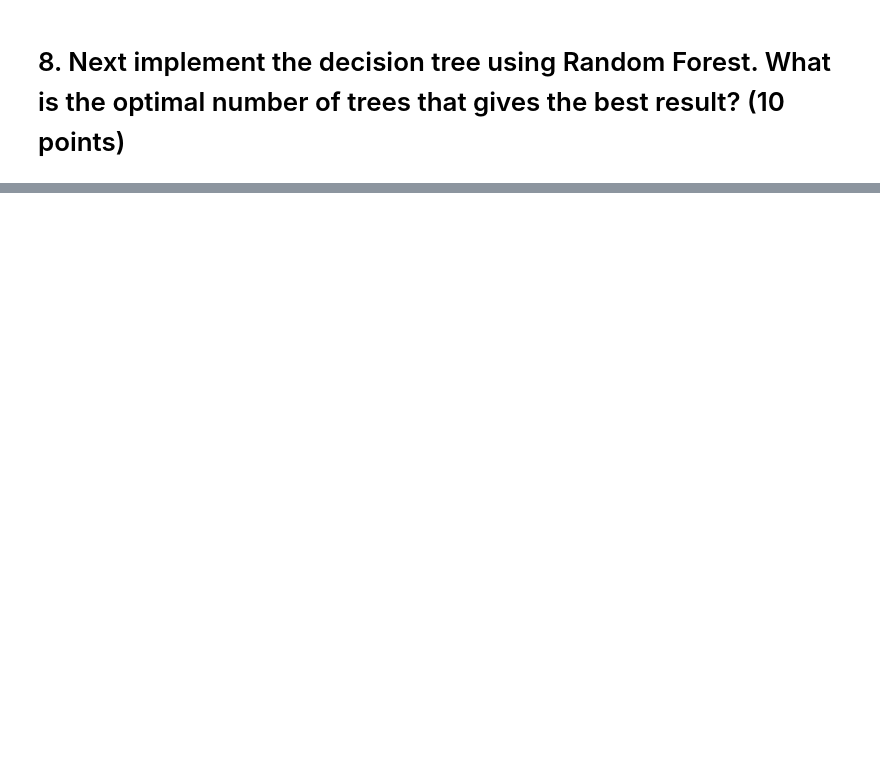
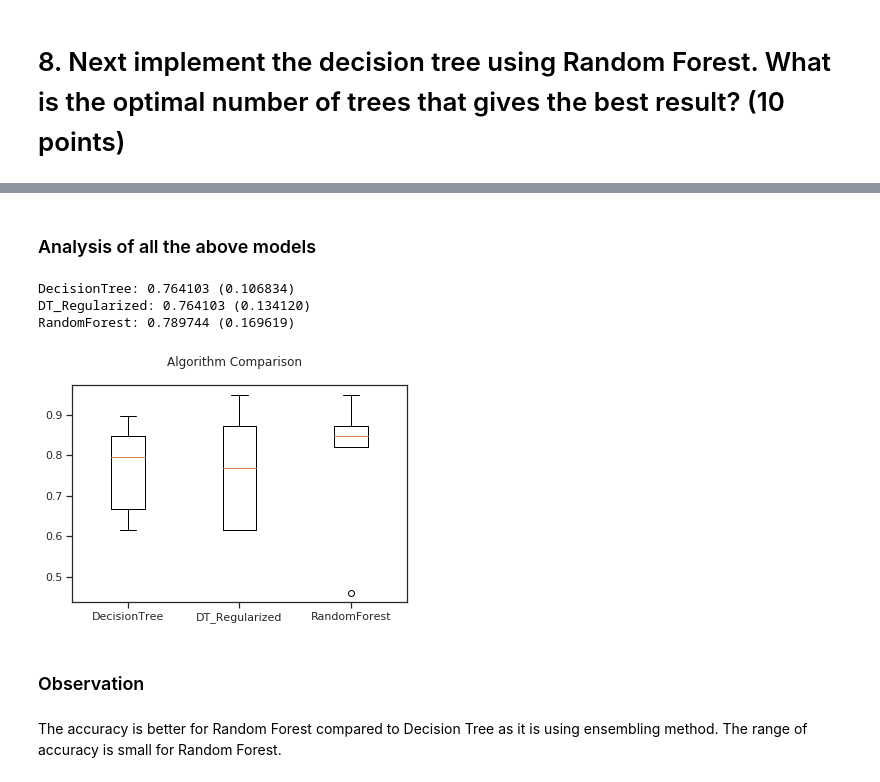
Before and after one commit to GreatLearningAIML1/bangalore-feb-batch-siju-samuel, a Jupyter notebook: R3_Project1_EnsembleTechnique/R3_Project1_EnsembleTechniques.ipynb, the cells around one changed output, grey strips where cells are left out. Drawn from its saved outputs; the diff is of its cells as text; code cells hidden in the pictures; blank space fills up the shorter version.

```diff
--- a/R3_Project1_EnsembleTechnique/R3_Project1_EnsembleTechniques.ipynb
+++ b/R3_Project1_EnsembleTechnique/R3_Project1_EnsembleTechniques.ipynb
@@ -201,2 +270,12 @@ train_set.shape, test_set.shape, train_labels.shape, test_labels.shape
 # %% [markdown]
 # 7. Use regularization parameters of max_depth, min_sample_leaf to recreate the model. What is the impact on the model accuracy? How does regularization help? (20 points)
+# %%
+#Regularized Tree (comparatively var error is reduced)
+dt_model_reg = DecisionTreeClassifier(criterion = 'entropy', max_depth=4, min_samples_leaf=2, random_state=0 )
+dt_model_reg.fit(train_set, train_labels)
+y_predict_dt_reg = dt_model_reg.predict(test_set)
+print(dt_model_reg)
+dt_reg_acc = metrics.accuracy_score(test_labels, y_predict_dt_reg)
+print(dt_reg_acc)
+dt_reg_cr = metrics.classification_report(test_labels , y_predict_dt_reg)
+print(dt_reg_cr)
@@ -203,2 +319,5 @@ train_set.shape, test_set.shape, train_labels.shape, test_labels.shape
 # %% [markdown]
 # 8. Next implement the decision tree using Random Forest. What is the optimal number of trees that gives the best result? (10 points)
+# %%
+rf_model = RandomForestClassifier(n_estimators=51,criterion='entropy',max_depth=4,random_state=0 )
+print(rf_model)
@@ -204,0 +331,7 @@ train_set.shape, test_set.shape, train_labels.shape, test_labels.shape
+# %%
+rf_model.fit(train_set, train_labels)
+y_predict_rf = rf_model.predict(test_set)
+rf_acc = metrics.accuracy_score(test_labels,y_predict_rf)
+print(rf_acc)
+rf_cr=metrics.classification_report(test_labels , y_predict_rf)
+print(rf_cr)
@@ -204,0 +369,35 @@ train_set.shape, test_set.shape, train_labels.shape, test_labels.shape
+# %% [markdown]
+### Analysis of all the above models
+# %%
+models = []
+models.append(('DecisionTree', dt_model))
+models.append(('DT_Regularized',dt_model_reg))
+models.append(('RandomForest', rf_model))
+# %%
+# evaluate each model in turn
+results = []
+names = []
+scoring = 'accuracy'
+for name, model in models:
+	kfold = model_selection.KFold(n_splits=5,random_state=2)
+	cv_results = model_selection.cross_val_score(model, X_std, y, cv=kfold, scoring=scoring)
+	results.append(cv_results)
+	names.append(name)
+	msg = "%s: %f (%f)" % (name, cv_results.mean(), cv_results.std())
+	print(msg)
+# boxplot algorithm comparison
+fig = plt.figure()
+fig.suptitle('Algorithm Comparison')
+ax = fig.add_subplot(111)
+plt.boxplot(results)
+ax.set_xticklabels(names)
+plt.show()
+# %% [output]
+DecisionTree: 0.764103 (0.106834)
+DT_Regularized: 0.764103 (0.134120)
+RandomForest: 0.789744 (0.169619)
+[figure, added]
+# %% [markdown]
+### Observation
+# %% [markdown]
+The accuracy is better for Random Forest compared to Decision Tree as it is using ensembling method. The range of accuracy is small for Random Forest.
```
Also changed, not shown: parts of 18 cells of this notebook.
